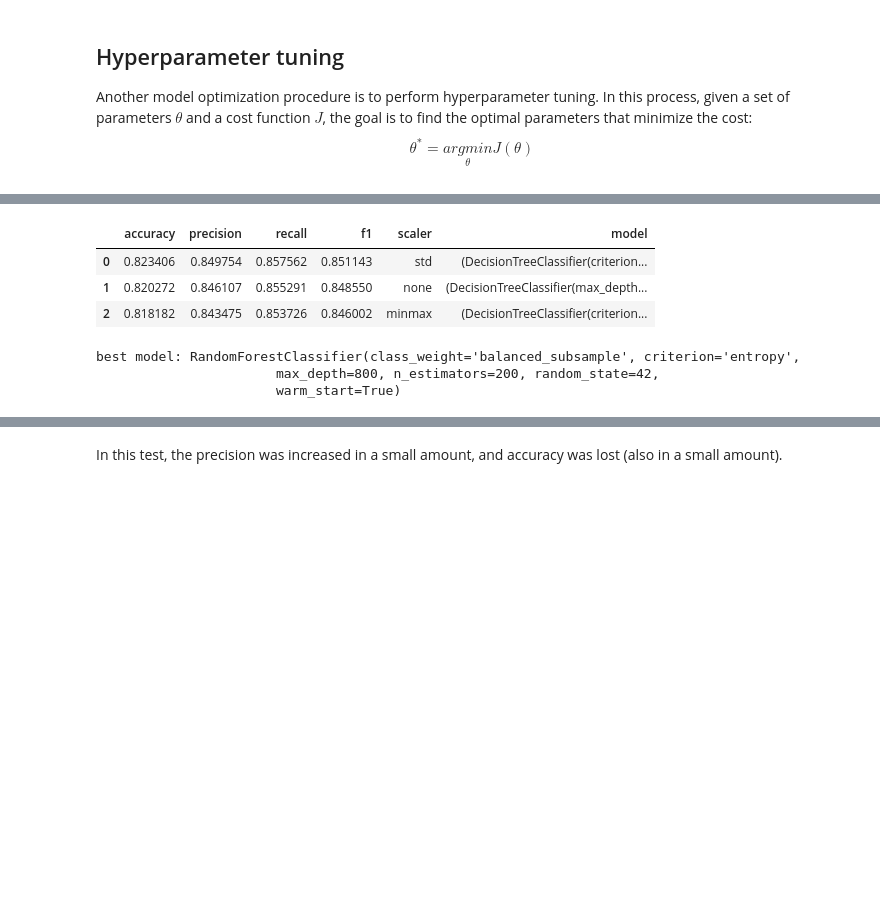
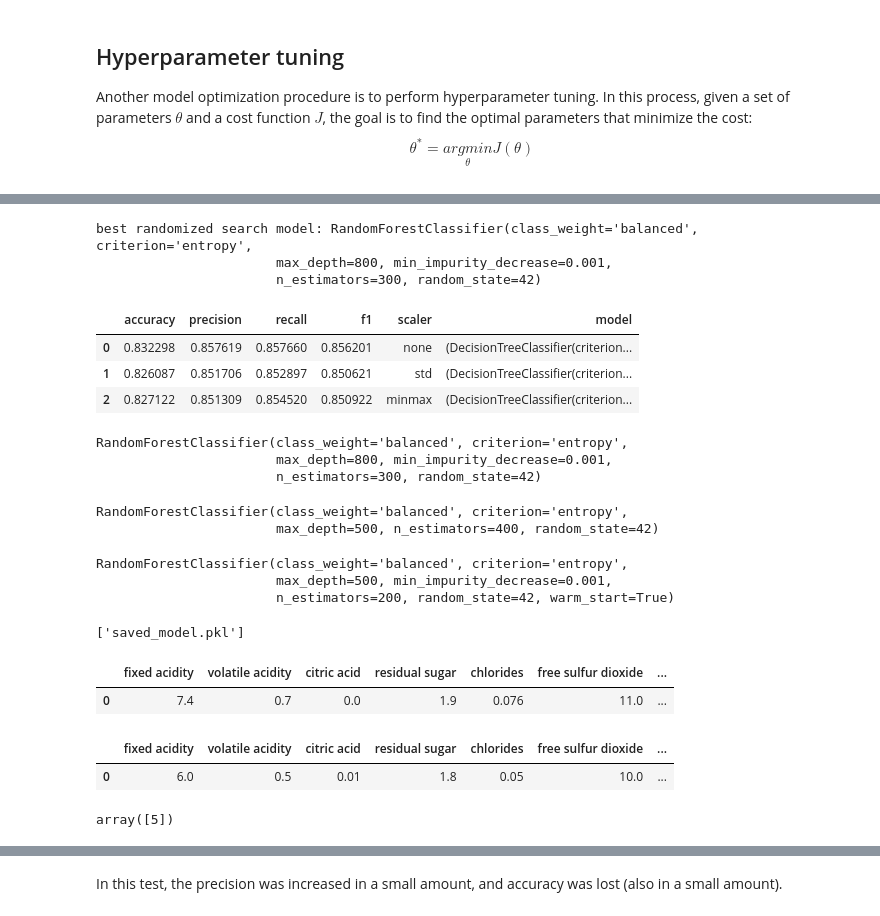
Before and after one commit to pedroblossbraga/WineQuality-ImbalancedLearning, a Jupyter notebook: IDATHA_challenge_02_2022.ipynb, the cells around one changed output, grey strips where cells are left out. Cells and saved outputs as stored; diff of their text form; code cells hidden in the pictures; blank space fills up the shorter version.

```diff
--- a/IDATHA_challenge_02_2022.ipynb
+++ b/IDATHA_challenge_02_2022.ipynb
@@ -1514,39 +1567,57 @@ metric_cols = [
 rs_res_regular_reduced = {k: v for k, v in rs_res_regular.items()
                           if k in metric_cols}
 rs_res_minmax_reduced = {k: v for k, v in rs_res_minmax.items()
                           if k in metric_cols}
 rs_res_std_reduced = {k: v for k, v in rs_res_std.items()
                           if k in metric_cols}
 
 best_clfs = pd.concat([
                     pd.DataFrame(rs_res_regular_reduced,
                                  index = [0]).loc[[0]],
                     pd.DataFrame(rs_res_minmax_reduced,
                                  index = [0]).loc[[0]],
                     pd.DataFrame(rs_res_std_reduced,
                                  index = [0]).loc[[0]]
 ])
 
 best_clfs['scaler'] = ['none', 'minmax', 'std']
 best_clfs['model'] = [
                       rs_res_regular['best_estimator'],
                       rs_res_minmax['best_estimator'],
                       rs_res_std['best_estimator']
 ]
 best_clfs.sort_values(by=metric_cols[1:],
                       ascending=False,
                       inplace = True)
 best_clfs.reset_index(drop = True,
                       inplace = True)
+
+best_rs_model = best_clfs['model'].values[0]
+print('best randomized search model: {}'.format(best_rs_model))
+
 best_clfs
 # %% [output]
+best randomized search model: RandomForestClassifier(class_weight='balanced', criterion='entropy',
+                       max_depth=800, min_impurity_decrease=0.001,
+                       n_estimators=300, random_state=42)
 |  | accuracy | precision | recall | f1 | scaler | model |
-| 0 | 0.823406 | 0.849754 | 0.857562 | 0.851143 | std | (DecisionTreeClassifier(criterion... |
-| 1 | 0.820272 | 0.846107 | 0.855291 | 0.848550 | none | (DecisionTreeClassifier(max_depth... |
-| 2 | 0.818182 | 0.843475 | 0.853726 | 0.846002 | minmax | (DecisionTreeClassifier(criterion... |
+| 0 | 0.832298 | 0.857619 | 0.857660 | 0.856201 | none | (DecisionTreeClassifier(criterion... |
+| 1 | 0.826087 | 0.851706 | 0.852897 | 0.850621 | std | (DecisionTreeClassifier(criterion... |
+| 2 | 0.827122 | 0.851309 | 0.854520 | 0.850922 | minmax | (DecisionTreeClassifier(criterion... |
-# %%
-print('best model: {}'.format(best_clfs['model'].values[0]))
-# %% [output]
-best model: RandomForestClassifier(class_weight='balanced_subsample', criterion='entropy',
-                       max_depth=800, n_estimators=200, random_state=42,
-                       warm_start=True)
+# %%
+best_rs_model
+# %% [output]
+RandomForestClassifier(class_weight='balanced', criterion='entropy',
+                       max_depth=800, min_impurity_decrease=0.001,
+                       n_estimators=300, random_state=42)
+# %%
+best_clfs.model.values[1]
+# %% [output]
+RandomForestClassifier(class_weight='balanced', criterion='entropy',
+                       max_depth=500, n_estimators=400, random_state=42)
+# %%
+best_clfs.model.values[2]
+# %% [output]
+RandomForestClassifier(class_weight='balanced', criterion='entropy',
+                       max_depth=500, min_impurity_decrease=0.001,
+                       n_estimators=200, random_state=42, warm_start=True)
@@ -1553,3 +1701,38 @@ best model: RandomForestClassifier(class_weight='balanced_subsample', criterion=
+# %%
+list(filter(lambda x: 'pkl' in x, os.listdir()))
+# %% [output]
+['saved_model.pkl']
+# %%
+df.head(1)
+# %% [output]
+|  | fixed acidity | volatile acidity | citric acid | residual sugar | chlorides | free sulfur dioxide | ... |
+| 0 | 7.4 | 0.7 | 0.0 | 1.9 | 0.076 | 11.0 | ... |
+# %%
+# creating a fake data vector similar to df.head(1)
+X = pd.DataFrame(
+    dict(zip(
+        list(df.columns)[:-1],
+        [6.0, 0.5, 0.01, 1.8, 0.05, 10.0, 34.0, 0.99, 3.4, 0.57, 9.2]
+    )),
+    index = [0]
+)
+display(X)
+X = X.values
+# %% [output]
+|  | fixed acidity | volatile acidity | citric acid | residual sugar | chlorides | free sulfur dioxide | ... |
+| 0 | 6.0 | 0.5 | 0.01 | 1.8 | 0.05 | 10.0 | ... |
+# %%
+# loading the saved model
+with open('saved_model.pkl', 'rb') as file:
+  data = pickle.load(file)
+
+loaded_model = data['model']
+
+# predicting the manually created data
+y_pred = loaded_model.predict(X)
+y_pred
+# %% [output]
+array([5])
 # %%
 pre_processed_data = get_scaled_SMOTE_data()
 
```
Also changed, not shown: parts of 21 cells of this notebook.
